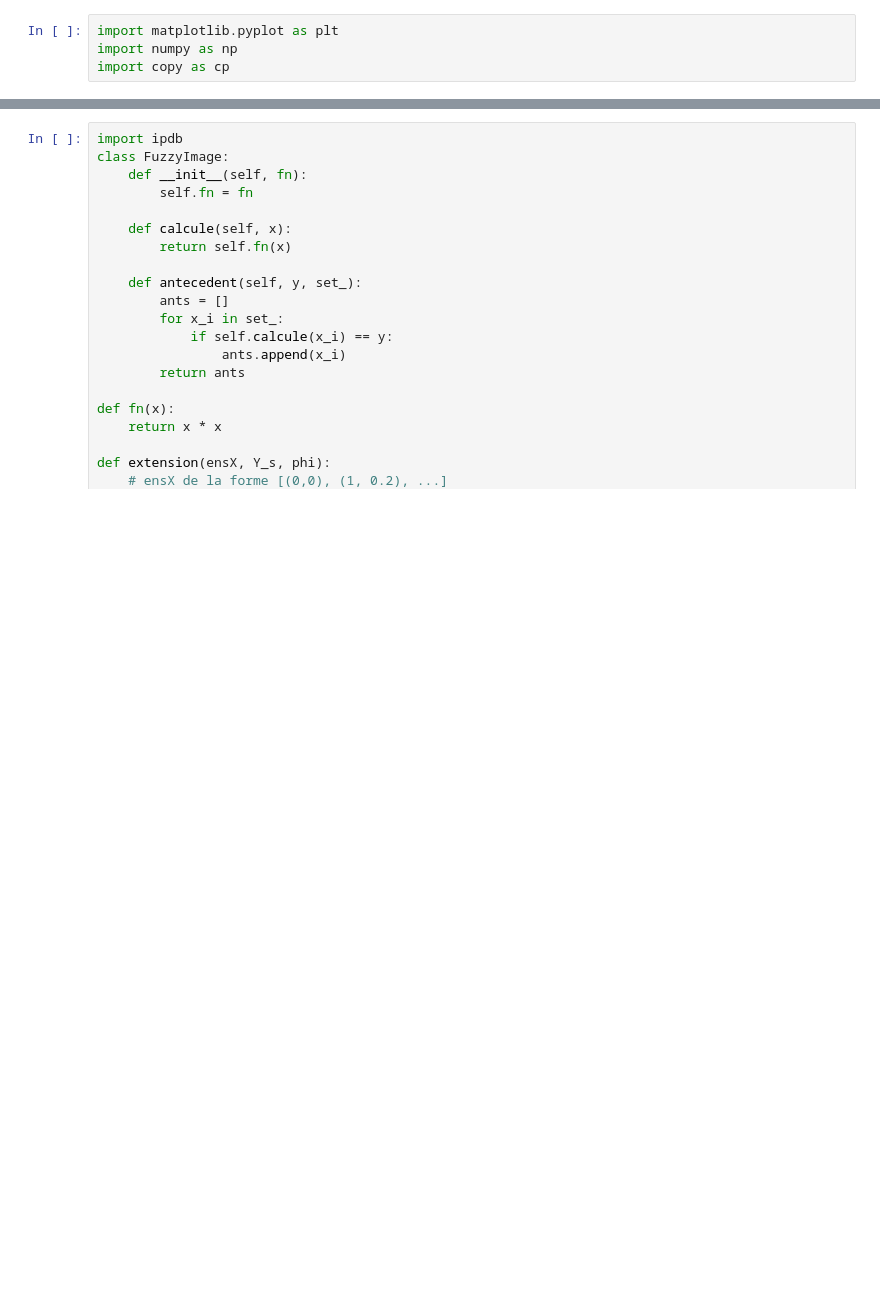
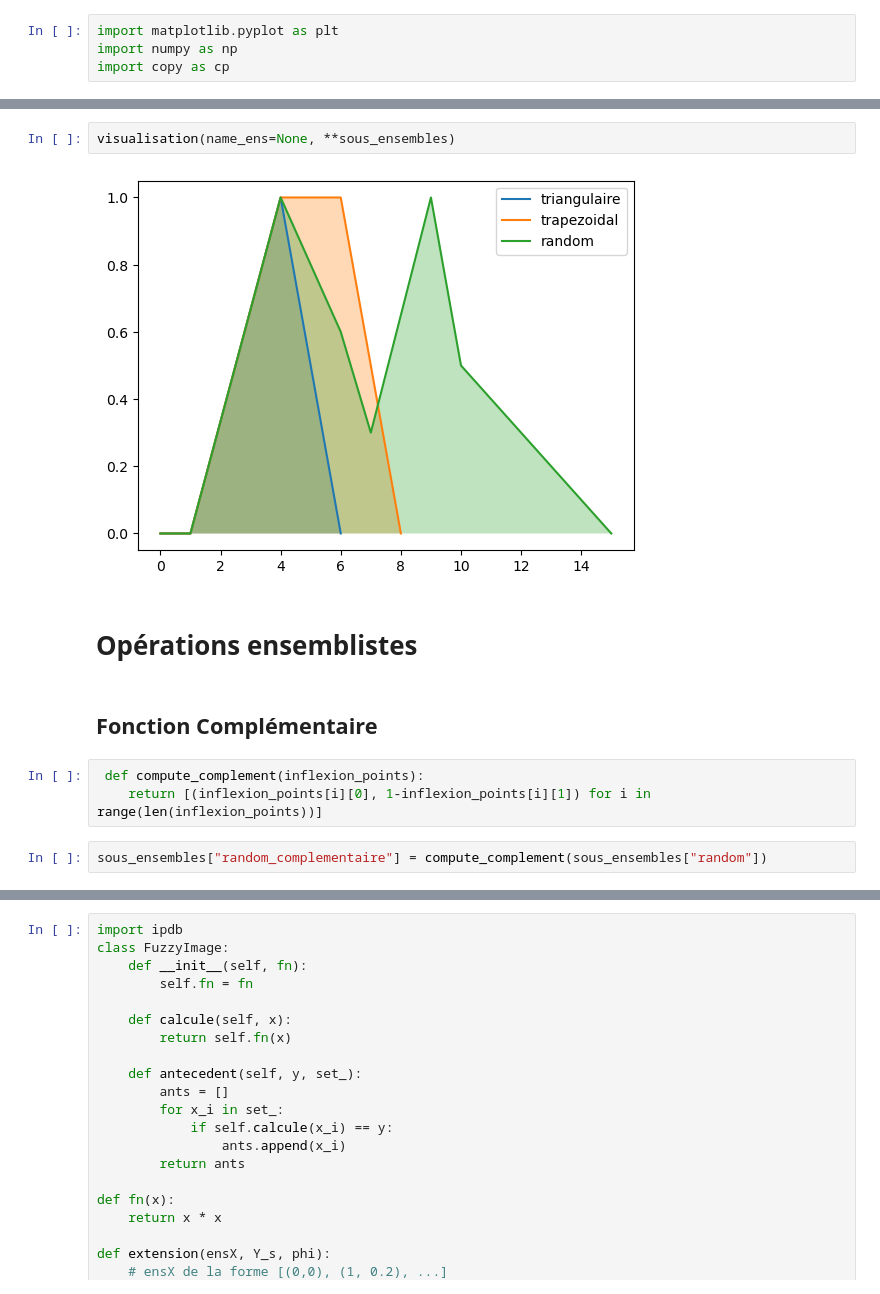
Before and after one commit to nhs2828/IA-Explicable, a Jupyter notebook: tme4/LE-LORIER_NGUYEN_tme4.ipynb, the cells around one changed output, grey strips where cells are left out. Drawn from its saved outputs; the diff is of its cells as text; blank space fills up the shorter version.

```diff
--- a/tme4/LE-LORIER_NGUYEN_tme4.ipynb
+++ b/tme4/LE-LORIER_NGUYEN_tme4.ipynb
@@ -116,0 +48,13 @@ class TCoNorm:
+# %%
+visualisation(name_ens=None, **sous_ensembles)
+# %% [output]
+[figure, added]
+# %% [markdown]
+# Opérations ensemblistes
+# %% [markdown]
+## Fonction Complémentaire
+# %%
+ def compute_complement(inflexion_points):
+    return [(inflexion_points[i][0], 1-inflexion_points[i][1]) for i in range(len(inflexion_points))]
+# %%
+sous_ensembles["random_complementaire"] = compute_complement(sous_ensembles["random"])
```
Also changed, not shown: parts of 48 cells of this notebook.
